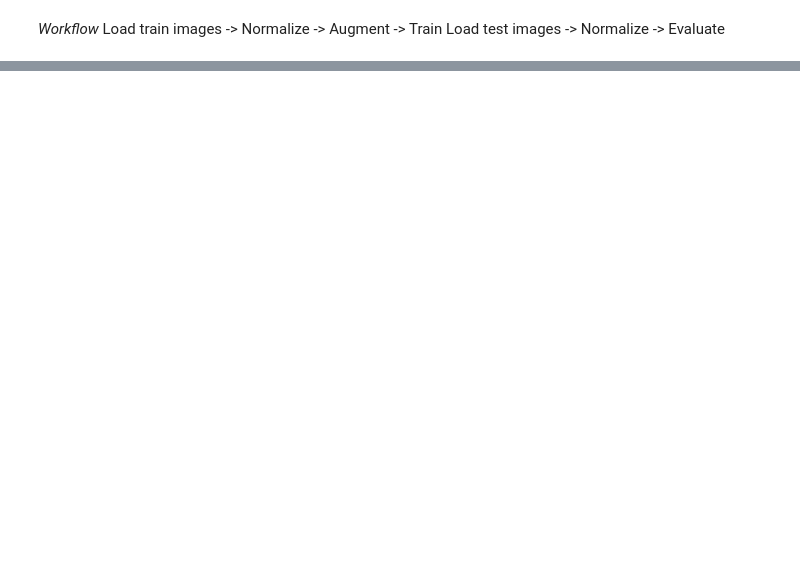
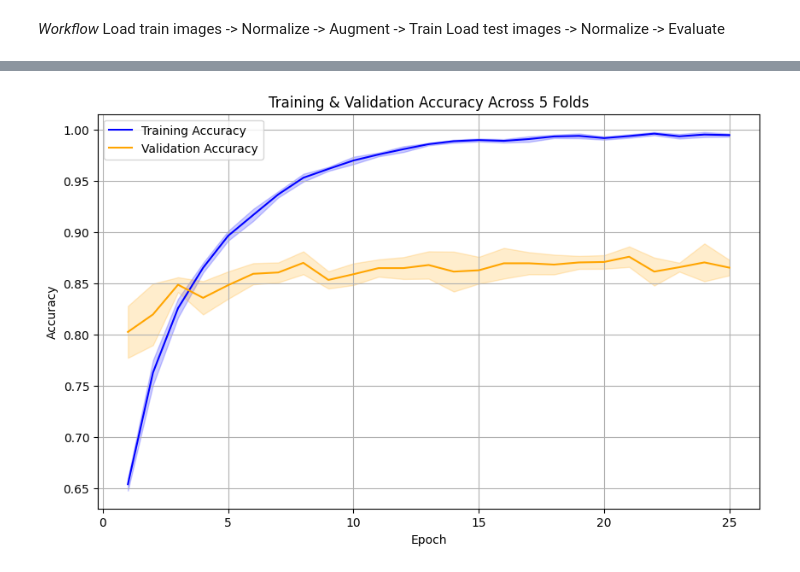
Before and after one commit to AweleChizim/aocdml, a Jupyter notebook: ocdml.ipynb, the cells around one changed output, grey strips where cells are left out. Drawn from its saved outputs; the diff is of its cells as text; code cells hidden in the pictures; blank space fills up the shorter version.

Commit message:
Model Training and Testing Done

```diff
--- a/ocdml.ipynb
+++ b/ocdml.ipynb
@@ -77,0 +361,44 @@ print(X_train.min(), X_train.max())
+# %%
+# Training Accuracy and Validation Accuracy Plotting
+train_acc_folds = [
+    [0.6573, 0.7671, 0.8257, 0.8595, 0.8887, 0.9091, 0.938, 0.9511, 0.958, 0.9645, 0.9728, 0.9817, 0.9862, 0.9859, 0.9914, 0.991, 0.9935, 0.9921, 0.9928, 0.9893, 0.9931, 0.9972, 0.99, 0.9914, 0.9928], # Fold 1
+    [0.6504, 0.7461, 0.8157, 0.8626, 0.8967, 0.9215, 0.9418, 0.9487, 0.9628, 0.969, 0.9752, 0.98, 0.9859, 0.989, 0.9907, 0.9869, 0.9859, 0.9935, 0.9962, 0.9907, 0.991, 0.9948, 0.9938, 0.9952, 0.9935], # Fold 2
+    [0.6458, 0.7617, 0.8364, 0.8734, 0.9035, 0.9249, 0.9343, 0.9599, 0.963, 0.9758, 0.9772, 0.9841, 0.9875, 0.9903, 0.99, 0.9907, 0.9893, 0.9955, 0.9896, 0.9941, 0.9958, 0.9969, 0.9969, 0.9983, 0.9945], # Fold 3
+    [0.6641, 0.7828, 0.8354, 0.8668, 0.8948, 0.9118, 0.9332, 0.9536, 0.963, 0.9706, 0.9747, 0.9824, 0.9844, 0.9893, 0.9872, 0.9879, 0.9924, 0.9941, 0.9952, 0.9917, 0.9952, 0.9972, 0.9934, 0.9969, 0.9945], # Fold 4
+    [0.6521, 0.7559, 0.815, 0.8631, 0.8976, 0.9156, 0.936, 0.9512, 0.9606, 0.9689, 0.9779, 0.9758, 0.9844, 0.9882, 0.9889, 0.9879, 0.992, 0.9907, 0.9948, 0.992, 0.9927, 0.9934, 0.9924, 0.9934, 0.9972], # Fold 5
+]
+
+val_acc_folds = [
+    [0.806, 0.8422, 0.8422, 0.8614, 0.8593, 0.8721, 0.8593, 0.8699, 0.8678, 0.8721, 0.8742, 0.8678, 0.8742, 0.8721, 0.8785, 0.8763, 0.8827, 0.8806, 0.8763, 0.8763, 0.8827, 0.8806, 0.8657, 0.8806, 0.8763], # Fold 1
+    [0.8038, 0.8081, 0.855, 0.8401, 0.8252, 0.8571, 0.8699, 0.855, 0.8507, 0.8401, 0.8635, 0.8721, 0.8443, 0.8806, 0.8721, 0.8849, 0.8806, 0.8742, 0.8699, 0.8742, 0.887, 0.855, 0.8635, 0.8977, 0.8529], # Fold 2
+    [0.8252, 0.8443, 0.8529, 0.8145, 0.8443, 0.8571, 0.8657, 0.8614, 0.8465, 0.8635, 0.8742, 0.8443, 0.8657, 0.8699, 0.8678, 0.8827, 0.8614, 0.8721, 0.8763, 0.8763, 0.8699, 0.8699, 0.8678, 0.8678, 0.8635], # Fold 3
+    [0.7548, 0.7655, 0.855, 0.8401, 0.8486, 0.8422, 0.8422, 0.887, 0.8443, 0.8614, 0.8593, 0.8742, 0.8849, 0.8593, 0.8507, 0.855, 0.8678, 0.855, 0.8699, 0.8678, 0.8593, 0.8401, 0.8721, 0.8422, 0.8657], # Fold 4
+    [0.8226, 0.8376, 0.8376, 0.8226, 0.8632, 0.8675, 0.8654, 0.8761, 0.8568, 0.8568, 0.8526, 0.8654, 0.8697, 0.8248, 0.844, 0.8483, 0.8547, 0.859, 0.859, 0.859, 0.8803, 0.8611, 0.859, 0.8632, 0.8675], # Fold 5
+]
+
+# Convert to numpy arrays for easy calculation
+train_acc_folds = np.array(train_acc_folds)
+val_acc_folds = np.array(val_acc_folds)
+
+# Compute mean and std per epoch
+train_mean = train_acc_folds.mean(axis=0)
+train_std = train_acc_folds.std(axis=0)
+val_mean = val_acc_folds.mean(axis=0)
+val_std = val_acc_folds.std(axis=0)
+
+epochs = np.arange(1, 26)
+
+# Plot with shaded std
+plt.figure(figsize=(10,6))
+plt.plot(epochs, train_mean, label='Training Accuracy', color='blue')
+plt.fill_between(epochs, train_mean - train_std, train_mean + train_std, color='blue', alpha=0.2)
+plt.plot(epochs, val_mean, label='Validation Accuracy', color='orange')
+plt.fill_between(epochs, val_mean - val_std, val_mean + val_std, color='orange', alpha=0.2)
+plt.xlabel('Epoch')
+plt.ylabel('Accuracy')
+plt.title('Training & Validation Accuracy Across 5 Folds')
+plt.legend()
+plt.grid(True)
+plt.show()
+# %% [output]
+[figure, added]
```
Also changed, not shown: parts of 14 cells of this notebook, 1 other file.
